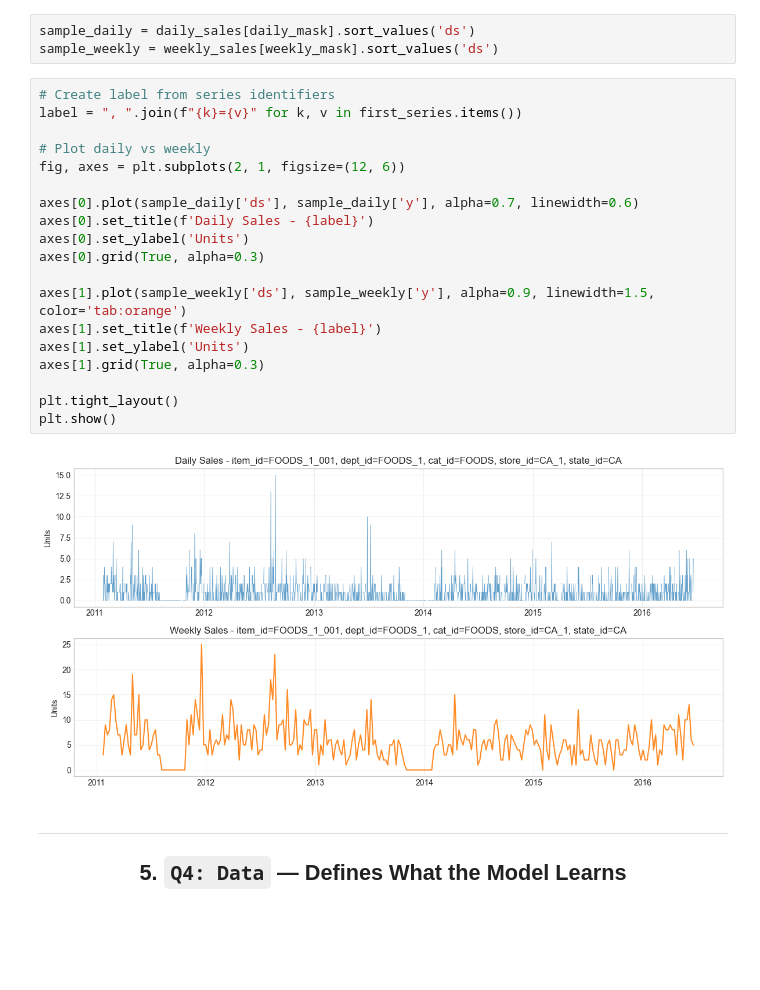
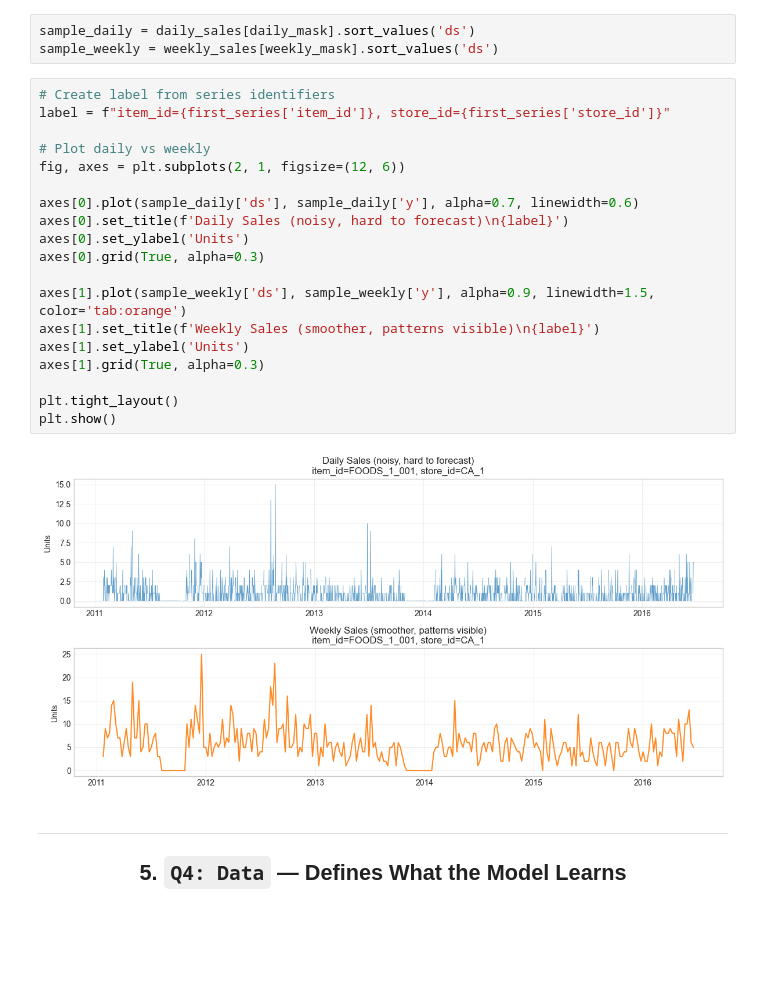
Before and after one commit to forecastacademy/real-world-forecasting-foundations, a Jupyter notebook: modules/1.6/module_1_6_first_contact.ipynb, the cells around one changed output. Cells and saved outputs as stored; diff of their text form.

```diff
--- a/modules/1.6/module_1_6_first_contact.ipynb
+++ b/modules/1.6/module_1_6_first_contact.ipynb
@@ -277,25 +277,25 @@ sample_daily = daily_sales[daily_mask].sort_values('ds')
 sample_weekly = weekly_sales[weekly_mask].sort_values('ds')
 # %%
 # Create label from series identifiers
-label = ", ".join(f"{k}={v}" for k, v in first_series.items())
+label = f"item_id={first_series['item_id']}, store_id={first_series['store_id']}"
 
 # Plot daily vs weekly
 fig, axes = plt.subplots(2, 1, figsize=(12, 6))
 
 axes[0].plot(sample_daily['ds'], sample_daily['y'], alpha=0.7, linewidth=0.6)
-axes[0].set_title(f'Daily Sales - {label}')
+axes[0].set_title(f'Daily Sales (noisy, hard to forecast)\n{label}')
 axes[0].set_ylabel('Units')
 axes[0].grid(True, alpha=0.3)
 
 axes[1].plot(sample_weekly['ds'], sample_weekly['y'], alpha=0.9, linewidth=1.5, color='tab:orange')
-axes[1].set_title(f'Weekly Sales - {label}')
+axes[1].set_title(f'Weekly Sales (smoother, patterns visible)\n{label}')
 axes[1].set_ylabel('Units')
 axes[1].grid(True, alpha=0.3)
 
 plt.tight_layout()
 plt.show()
 # %% [output]
-[figure, old version]
+[figure, new version]
 # %% [markdown]
 ---
 
```
Also changed, not shown: parts of 1 cell of this notebook.
